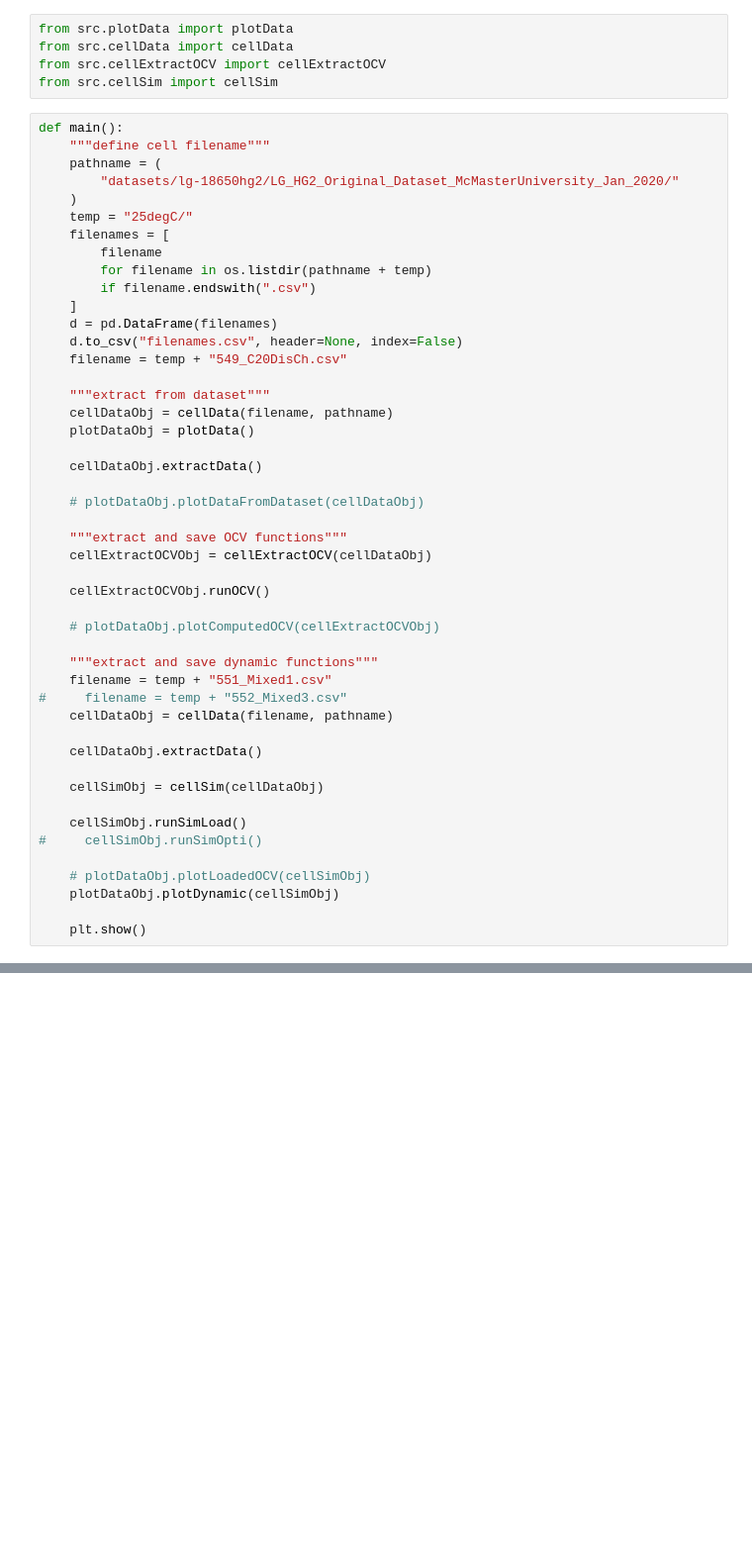
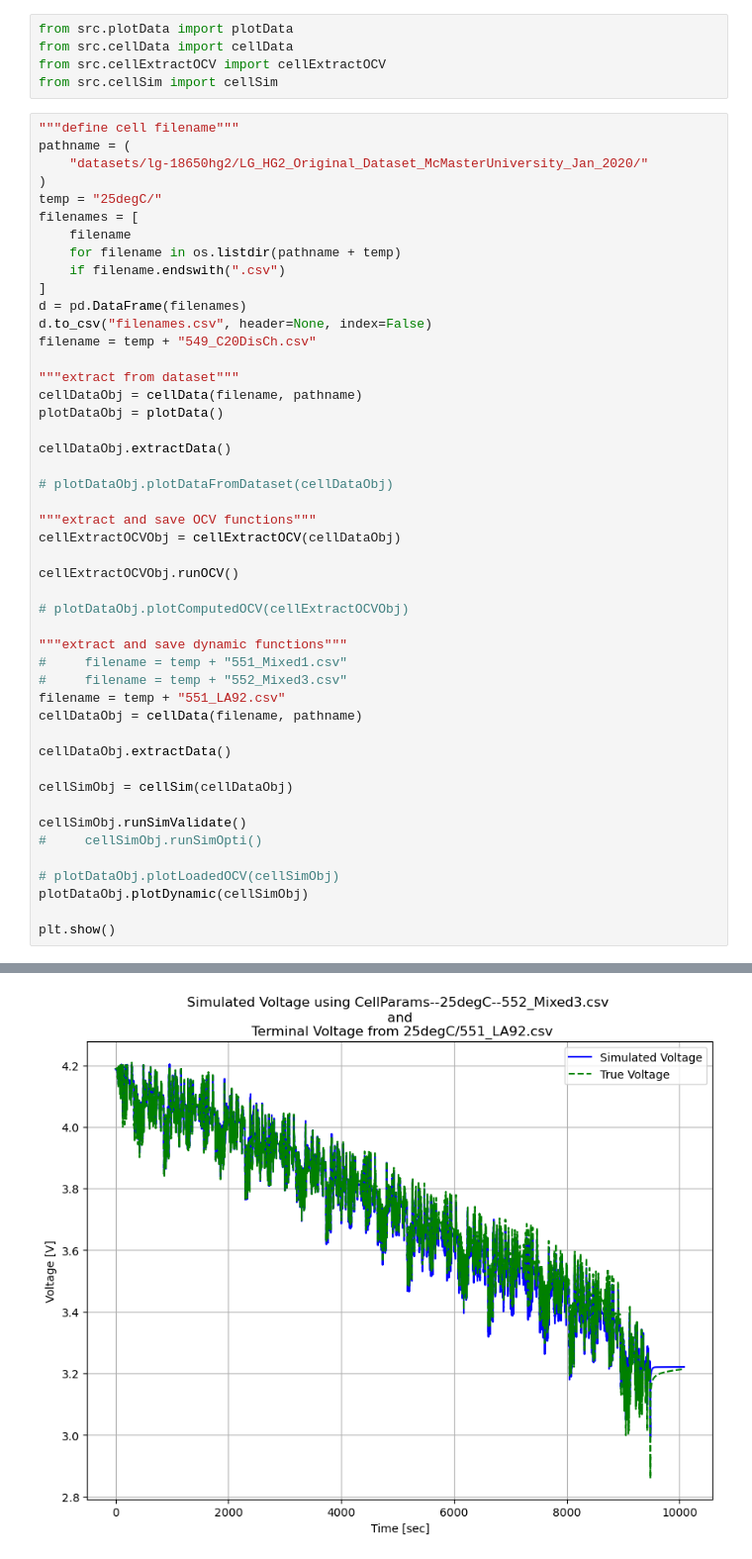
Before and after one commit to raghuramshankar/data-driven-modelling-of-li-ion-batteries, a Jupyter notebook: main.ipynb, the cells around one changed output, grey strips where cells are left out. Shown at 99% size. Drawn from its saved outputs; the diff is of its cells as text; blank space fills up the shorter version.

```diff
--- a/main.ipynb
+++ b/main.ipynb
@@ -10,49 +10,50 @@ from src.cellData import cellData
 from src.cellExtractOCV import cellExtractOCV
 from src.cellSim import cellSim
 # %%
-def main():
-    """define cell filename"""
-    pathname = (
-        "datasets/lg-18650hg2/LG_HG2_Original_Dataset_McMasterUniversity_Jan_2020/"
-    )
-    temp = "25degC/"
-    filenames = [
-        filename
-        for filename in os.listdir(pathname + temp)
-        if filename.endswith(".csv")
-    ]
-    d = pd.DataFrame(filenames)
-    d.to_csv("filenames.csv", header=None, index=False)
-    filename = temp + "549_C20DisCh.csv"
+"""define cell filename"""
+pathname = (
+    "datasets/lg-18650hg2/LG_HG2_Original_Dataset_McMasterUniversity_Jan_2020/"
+)
+temp = "25degC/"
+filenames = [
+    filename
+    for filename in os.listdir(pathname + temp)
+    if filename.endswith(".csv")
+]
+d = pd.DataFrame(filenames)
+d.to_csv("filenames.csv", header=None, index=False)
+filename = temp + "549_C20DisCh.csv"
 
-    """extract from dataset"""
-    cellDataObj = cellData(filename, pathname)
-    plotDataObj = plotData()
+"""extract from dataset"""
+cellDataObj = cellData(filename, pathname)
+plotDataObj = plotData()
 
-    cellDataObj.extractData()
+cellDataObj.extractData()
 
-    # plotDataObj.plotDataFromDataset(cellDataObj)
+# plotDataObj.plotDataFromDataset(cellDataObj)
 
-    """extract and save OCV functions"""
-    cellExtractOCVObj = cellExtractOCV(cellDataObj)
+"""extract and save OCV functions"""
+cellExtractOCVObj = cellExtractOCV(cellDataObj)
 
-    cellExtractOCVObj.runOCV()
+cellExtractOCVObj.runOCV()
 
-    # plotDataObj.plotComputedOCV(cellExtractOCVObj)
+# plotDataObj.plotComputedOCV(cellExtractOCVObj)
 
-    """extract and save dynamic functions"""
-    filename = temp + "551_Mixed1.csv"
+"""extract and save dynamic functions"""
+#     filename = temp + "551_Mixed1.csv"
 #     filename = temp + "552_Mixed3.csv"
-    cellDataObj = cellData(filename, pathname)
+filename = temp + "551_LA92.csv"
+cellDataObj = cellData(filename, pathname)
 
-    cellDataObj.extractData()
+cellDataObj.extractData()
 
-    cellSimObj = cellSim(cellDataObj)
+cellSimObj = cellSim(cellDataObj)
 
-    cellSimObj.runSimLoad()
+cellSimObj.runSimValidate()
 #     cellSimObj.runSimOpti()
 
-    # plotDataObj.plotLoadedOCV(cellSimObj)
-    plotDataObj.plotDynamic(cellSimObj)
+# plotDataObj.plotLoadedOCV(cellSimObj)
+plotDataObj.plotDynamic(cellSimObj)
 
-    plt.show()
+plt.show()
+# %% [output]
@@ -58,0 +75 @@ def main():
+[figure, added]
```
Also changed, not shown: parts of 2 cells of this notebook, 3 other files.
